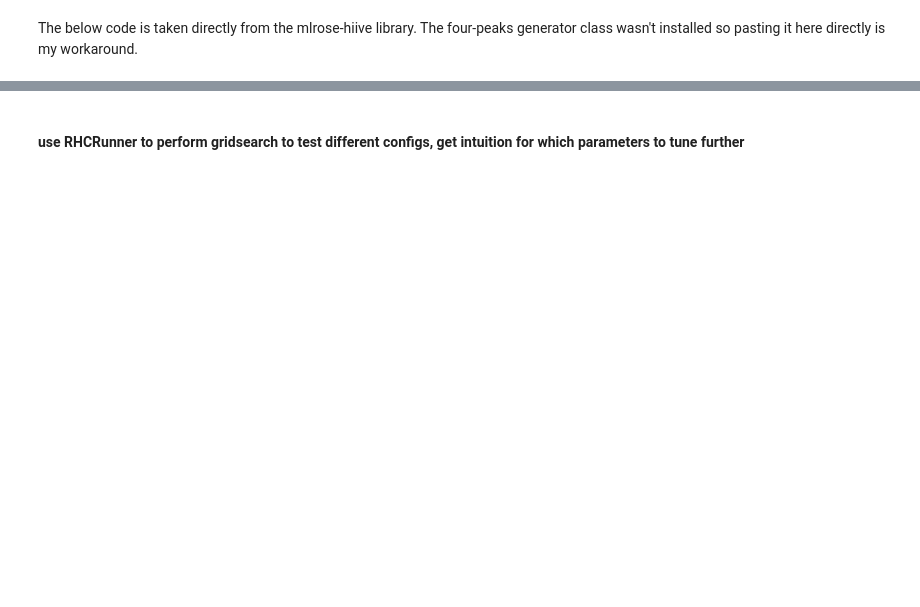
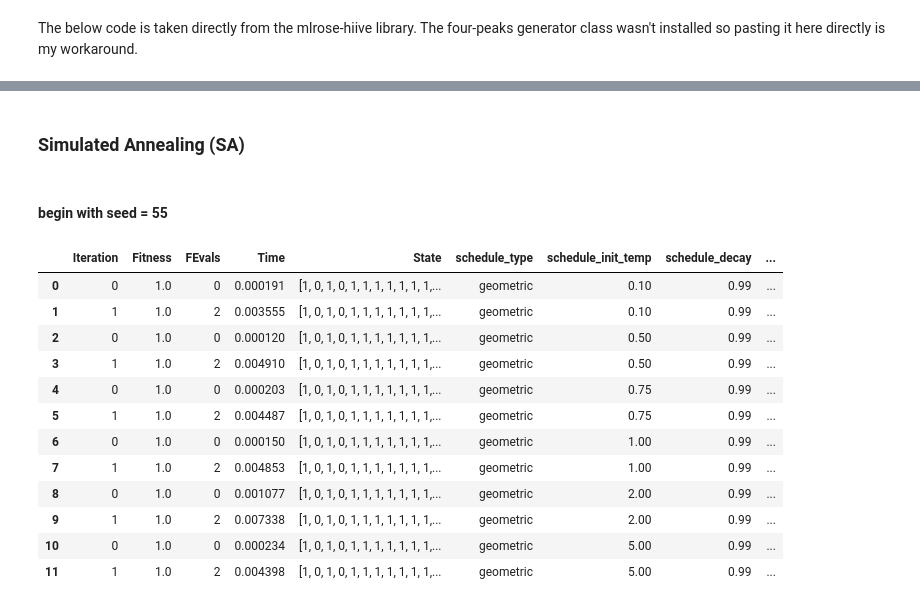
Before and after one commit to melodyyu/cs7641-a2-optimization, a Jupyter notebook: 4peaks_optimization.ipynb, the cells around one changed output, grey strips where cells are left out. Drawn from its saved outputs; the diff is of its cells as text; code cells hidden in the pictures; blank space fills up the shorter version.

Commit message:
sa attempt, but wonky results

```diff
--- a/4peaks_optimization.ipynb
+++ b/4peaks_optimization.ipynb
@@ -515,5 +515,7 @@ class FourPeaksGenerator:
         problem = DiscreteOpt(length=size, fitness_fn=fitness)
         return problem
 # %%
-problem_size = 100
-problem = FourPeaksGenerator.generate(seed=428, size=problem_size)
+# problem_size = 100
+fourpeaks_problem_100 = FourPeaksGenerator.generate(seed=428, size=100)
+fourpeaks_problem_50 = FourPeaksGenerator.generate(seed=428, size=50)
+fourpeaks_problem_25= FourPeaksGenerator.generate(seed=428, size=25)
@@ -540,2 +522,2 @@ Note: you may need to restart the kernel to use updated packages.
 # %% [markdown]
-#### use RHCRunner to perform gridsearch to test different configs, get intuition for which parameters to tune further
+### Simulated Annealing (SA)
@@ -571,0 +524,2 @@ plt.show()
+# %% [markdown]
+#### begin with seed = 55
@@ -571,0 +528,32 @@ plt.show()
+# %%
+# Define temperature values on a log scale
+temperature_list = np.logspace(-1, 3, num=20)  # From 0.1 to 1000
+
+# Define the SA Runner
+sa_runner = mlrose.SARunner(problem=fourpeaks_problem_50,
+                            experiment_name="SA_4peaks_Experiment",
+                            output_directory=None,
+                            seed=55,
+                            iteration_list=2**np.arange(10),
+                            max_attempts=500,
+                            temperature_list=[0.1, 0.5, 0.75, 1.0, 2.0, 5.0],
+                            decay_list=[mlrose_hiive.GeomDecay])
+# sa_runner.run()
+
+# Run the experiment
+sa_run_stats, sa_run_curves = sa_runner.run()
+sa_run_stats
+# %% [output]
+|  | Iteration | Fitness | FEvals | Time | State | schedule_type | schedule_init_temp | schedule_decay | ... |
+| 0 | 0 | 1.0 | 0 | 0.000191 | [1, 0, 1, 0, 1, 1, 1, 1, 1, 1, 1,... | geometric | 0.10 | 0.99 | ... |
+| 1 | 1 | 1.0 | 2 | 0.003555 | [1, 0, 1, 0, 1, 1, 1, 1, 1, 1, 1,... | geometric | 0.10 | 0.99 | ... |
+| 2 | 0 | 1.0 | 0 | 0.000120 | [1, 0, 1, 0, 1, 1, 1, 1, 1, 1, 1,... | geometric | 0.50 | 0.99 | ... |
+| 3 | 1 | 1.0 | 2 | 0.004910 | [1, 0, 1, 0, 1, 1, 1, 1, 1, 1, 1,... | geometric | 0.50 | 0.99 | ... |
+| 4 | 0 | 1.0 | 0 | 0.000203 | [1, 0, 1, 0, 1, 1, 1, 1, 1, 1, 1,... | geometric | 0.75 | 0.99 | ... |
+| 5 | 1 | 1.0 | 2 | 0.004487 | [1, 0, 1, 0, 1, 1, 1, 1, 1, 1, 1,... | geometric | 0.75 | 0.99 | ... |
+| 6 | 0 | 1.0 | 0 | 0.000150 | [1, 0, 1, 0, 1, 1, 1, 1, 1, 1, 1,... | geometric | 1.00 | 0.99 | ... |
+| 7 | 1 | 1.0 | 2 | 0.004853 | [1, 0, 1, 0, 1, 1, 1, 1, 1, 1, 1,... | geometric | 1.00 | 0.99 | ... |
+| 8 | 0 | 1.0 | 0 | 0.001077 | [1, 0, 1, 0, 1, 1, 1, 1, 1, 1, 1,... | geometric | 2.00 | 0.99 | ... |
+| 9 | 1 | 1.0 | 2 | 0.007338 | [1, 0, 1, 0, 1, 1, 1, 1, 1, 1, 1,... | geometric | 2.00 | 0.99 | ... |
+| 10 | 0 | 1.0 | 0 | 0.000234 | [1, 0, 1, 0, 1, 1, 1, 1, 1, 1, 1,... | geometric | 5.00 | 0.99 | ... |
+| 11 | 1 | 1.0 | 2 | 0.004398 | [1, 0, 1, 0, 1, 1, 1, 1, 1, 1, 1,... | geometric | 5.00 | 0.99 | ... |
```
Also changed, not shown: parts of 10 cells of this notebook.
